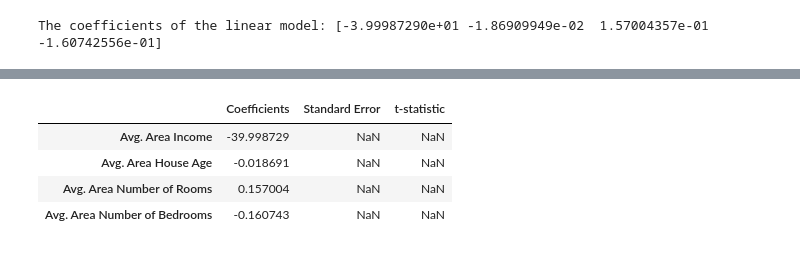
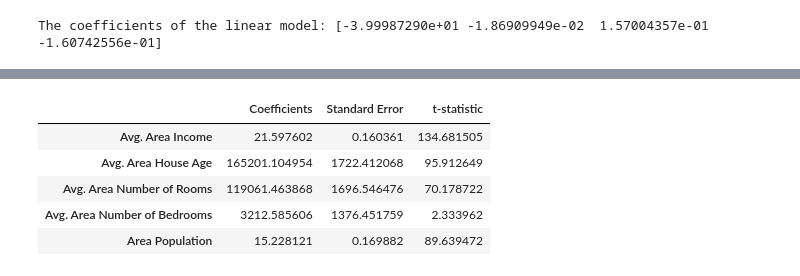
Before and after one commit to aderisky2602/ade, a Jupyter notebook: Prak7kompgrafis.ipynb, the cells around one changed output, grey strips where cells are left out. Cells and saved outputs as stored; diff of their text form; code cells hidden in the pictures.

```diff
--- a/Prak7kompgrafis.ipynb
+++ b/Prak7kompgrafis.ipynb
@@ -121,0 +131,3 @@ The coefficients of the linear model: [-3.99987290e+01 -1.86909949e-02  1.570043
+# %%
+X = df[l_column[0:len_feature-2]]
+y = df[l_column[len_feature-2]]
@@ -121,0 +160,2 @@ The coefficients of the linear model: [-3.99987290e+01 -1.86909949e-02  1.570043
+# %%
+X_train, X_test, y_train, y_test = train_test_split(X, y, test_size=0.3, random_state=123)
@@ -121,0 +175,4 @@ The coefficients of the linear model: [-3.99987290e+01 -1.86909949e-02  1.570043
+# %%
+lm = LinearRegression() # Creating a Linear Regression object 'lm'
+# %%
+lm.fit(X_train,y_train) # Fit the linear model on to the 'lm' object itself i.e. no need to set this to another variable
@@ -134,21 +203,22 @@ cdf
 # %%
 n=X_train.shape[0]
 k=X_train.shape[1]
 dfN = n-k
 train_pred=lm.predict(X_train)
 train_error = np.square(train_pred - y_train)
 sum_error=np.sum(train_error)
-se=[0 for _ in range(k)]  # Initialize 'se' with the correct number of elements (k)
+se=[0,0,0,0,0]
 for i in range(k):
-  r = (sum_error/dfN)
-  rr = r/np.sum(np.square(X_train[list(X_train.columns)[i]]-X_train[list(X_train.columns)[i]].mean()))  # Fix the assignment here
-  se[i]=np.sqrt(r)
-cdf['Standard Error']=se  # Correct the typo here
-cdf['t-statistic']=cdf['Coefficients']/cdf['Standard Error']  # Correct the typo here
+    r = (sum_error/dfN)
+    r = r/np.sum(np.square(X_train[list(X_train.columns)[i]]-X_train[list(X_train.columns)[i]].mean()))
+    se[i]=np.sqrt(r)
+cdf['Standard Error']=se
+cdf['t-statistic']=cdf['Coefficients']/cdf['Standard Error']
 cdf
 # %% [output]
 |  | Coefficients | Standard Error | t-statistic |
-| Avg. Area Income | -39.998729 | NaN | NaN |
-| Avg. Area House Age | -0.018691 | NaN | NaN |
-| Avg. Area Number of Rooms | 0.157004 | NaN | NaN |
-| Avg. Area Number of Bedrooms | -0.160743 | NaN | NaN |
+| Avg. Area Income | 21.597602 | 0.160361 | 134.681505 |
+| Avg. Area House Age | 165201.104954 | 1722.412068 | 95.912649 |
+| Avg. Area Number of Rooms | 119061.463868 | 1696.546476 | 70.178722 |
+| Avg. Area Number of Bedrooms | 3212.585606 | 1376.451759 | 2.333962 |
+| Area Population | 15.228121 | 0.169882 | 89.639472 |
```
Also changed, not shown: parts of 21 cells of this notebook.
